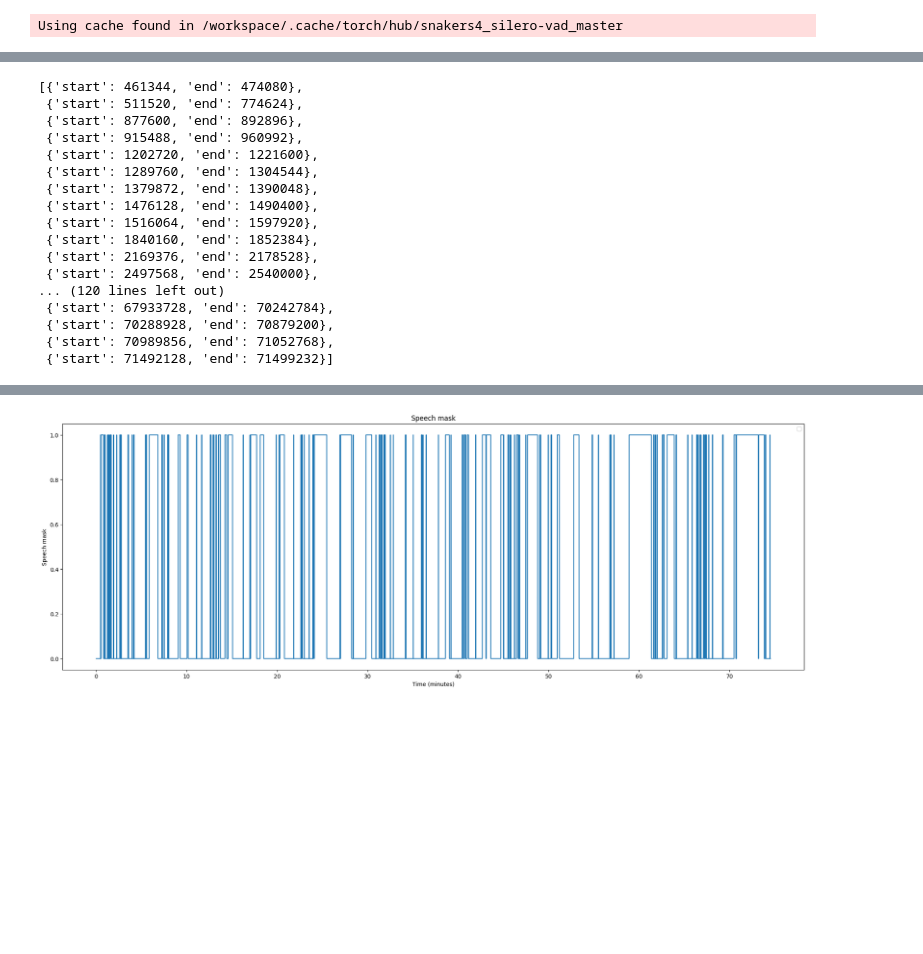
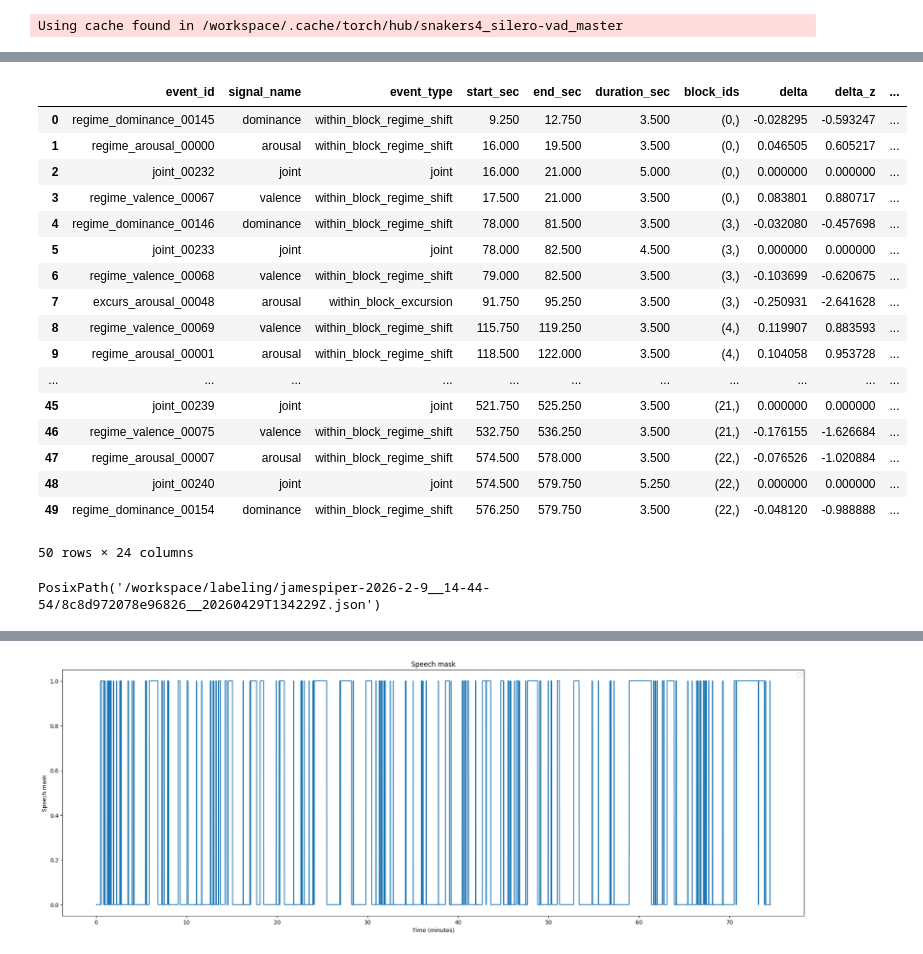
Before and after one commit to dvirbenor/audio-classification-playground, a Jupyter notebook: notebooks/vox-profile-emotion-dim-workcopy.ipynb, the cells around one changed output, grey strips where cells are left out. Drawn from its saved outputs; the diff is of its cells as text; code cells hidden in the pictures; blank space fills up the shorter version.

```diff
--- a/notebooks/vox-profile-emotion-dim-workcopy.ipynb
+++ b/notebooks/vox-profile-emotion-dim-workcopy.ipynb
@@ -150,19 +276,35 @@ speech_timestamps = get_speech_timestamps(
 # %%
+from audio_classification_playground.affective_events import (
+    extract_events, to_dataframe, Config, Signal, Vad,
+)
+
+events = extract_events(
+    signals=[
+        Signal("arousal",   arousal,   hop_sec=HOP_SEC, window_sec=WINDOW_SEC),
+        Signal("valence",   valence,   hop_sec=HOP_SEC, window_sec=WINDOW_SEC),
+        Signal("dominance", dominance, hop_sec=HOP_SEC, window_sec=WINDOW_SEC),
+    ],
+    vad=Vad.from_silero(speech_timestamps, sample_rate=SR),
+    config=Config.balanced(),
+)
+df = to_dataframe(events)
+df.head(50)
 # %% [output]
+|  | event_id | signal_name | event_type | start_sec | end_sec | duration_sec | block_ids | delta | delta_z | ... |
+| 0 | regime_dominance_00145 | dominance | within_block_regime_shift | 9.250 | 12.750 | 3.500 | (0,) | -0.028295 | -0.593247 | ... |
+| 1 | regime_arousal_00000 | arousal | within_block_regime_shift | 16.000 | 19.500 | 3.500 | (0,) | 0.046505 | 0.605217 | ... |
+| 2 | joint_00232 | joint | joint | 16.000 | 21.000 | 5.000 | (0,) | 0.000000 | 0.000000 | ... |
+| 3 | regime_valence_00067 | valence | within_block_regime_shift | 17.500 | 21.000 | 3.500 | (0,) | 0.083801 | 0.880717 | ... |
+| 4 | regime_dominance_00146 | dominance | within_block_regime_shift | 78.000 | 81.500 | 3.500 | (3,) | -0.032080 | -0.457698 | ... |
+| 5 | joint_00233 | joint | joint | 78.000 | 82.500 | 4.500 | (3,) | 0.000000 | 0.000000 | ... |
+| 6 | regime_valence_00068 | valence | within_block_regime_shift | 79.000 | 82.500 | 3.500 | (3,) | -0.103699 | -0.620675 | ... |
+| 7 | excurs_arousal_00048 | arousal | within_block_excursion | 91.750 | 95.250 | 3.500 | (3,) | -0.250931 | -2.641628 | ... |
+| 8 | regime_valence_00069 | valence | within_block_regime_shift | 115.750 | 119.250 | 3.500 | (4,) | 0.119907 | 0.883593 | ... |
+| 9 | regime_arousal_00001 | arousal | within_block_regime_shift | 118.500 | 122.000 | 3.500 | (4,) | 0.104058 | 0.953728 | ... |
+| ... | ... | ... | ... | ... | ... | ... | ... | ... | ... | ... |
+| 45 | joint_00239 | joint | joint | 521.750 | 525.250 | 3.500 | (21,) | 0.000000 | 0.000000 | ... |
+| 46 | regime_valence_00075 | valence | within_block_regime_shift | 532.750 | 536.250 | 3.500 | (21,) | -0.176155 | -1.626684 | ... |
+| 47 | regime_arousal_00007 | arousal | within_block_regime_shift | 574.500 | 578.000 | 3.500 | (22,) | -0.076526 | -1.020884 | ... |
+| 48 | joint_00240 | joint | joint | 574.500 | 579.750 | 5.250 | (22,) | 0.000000 | 0.000000 | ... |
+| 49 | regime_dominance_00154 | dominance | within_block_regime_shift | 576.250 | 579.750 | 3.500 | (22,) | -0.048120 | -0.988888 | ... |
-[{'start': 461344, 'end': 474080},
- {'start': 511520, 'end': 774624},
- {'start': 877600, 'end': 892896},
- {'start': 915488, 'end': 960992},
- {'start': 1202720, 'end': 1221600},
- {'start': 1289760, 'end': 1304544},
- {'start': 1379872, 'end': 1390048},
- {'start': 1476128, 'end': 1490400},
- {'start': 1516064, 'end': 1597920},
- {'start': 1840160, 'end': 1852384},
- {'start': 2169376, 'end': 2178528},
- {'start': 2497568, 'end': 2540000},
-... (120 lines left out)
- {'start': 67933728, 'end': 70242784},
- {'start': 70288928, 'end': 70879200},
- {'start': 70989856, 'end': 71052768},
- {'start': 71492128, 'end': 71499232}]
+50 rows × 24 columns
@@ -168,0 +330,4 @@ speech_timestamps = get_speech_timestamps(
+# %%
+session_path
+# %% [output]
+PosixPath('/workspace/labeling/jamespiper-2026-2-9__14-44-54/8c8d972078e96826__20260429T134229Z.json')
```
Also changed, not shown: parts of 11 cells of this notebook, 3 other files.
